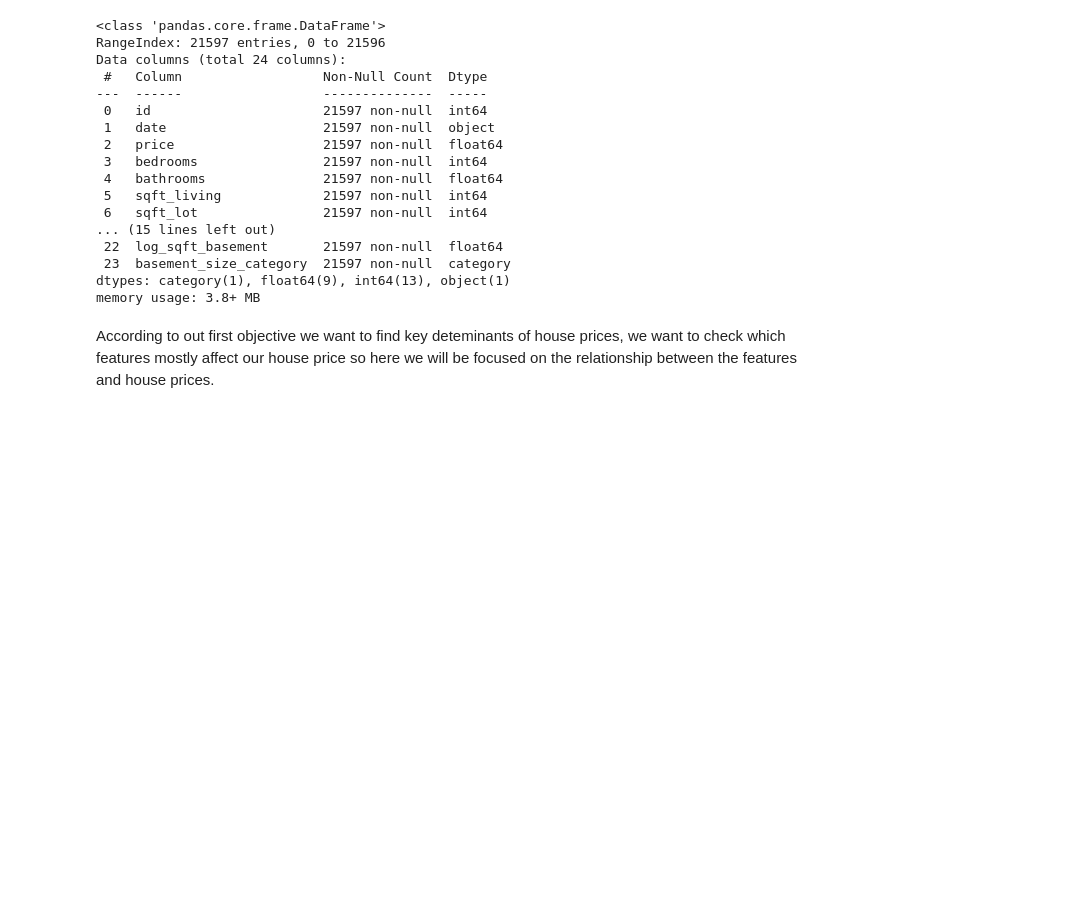
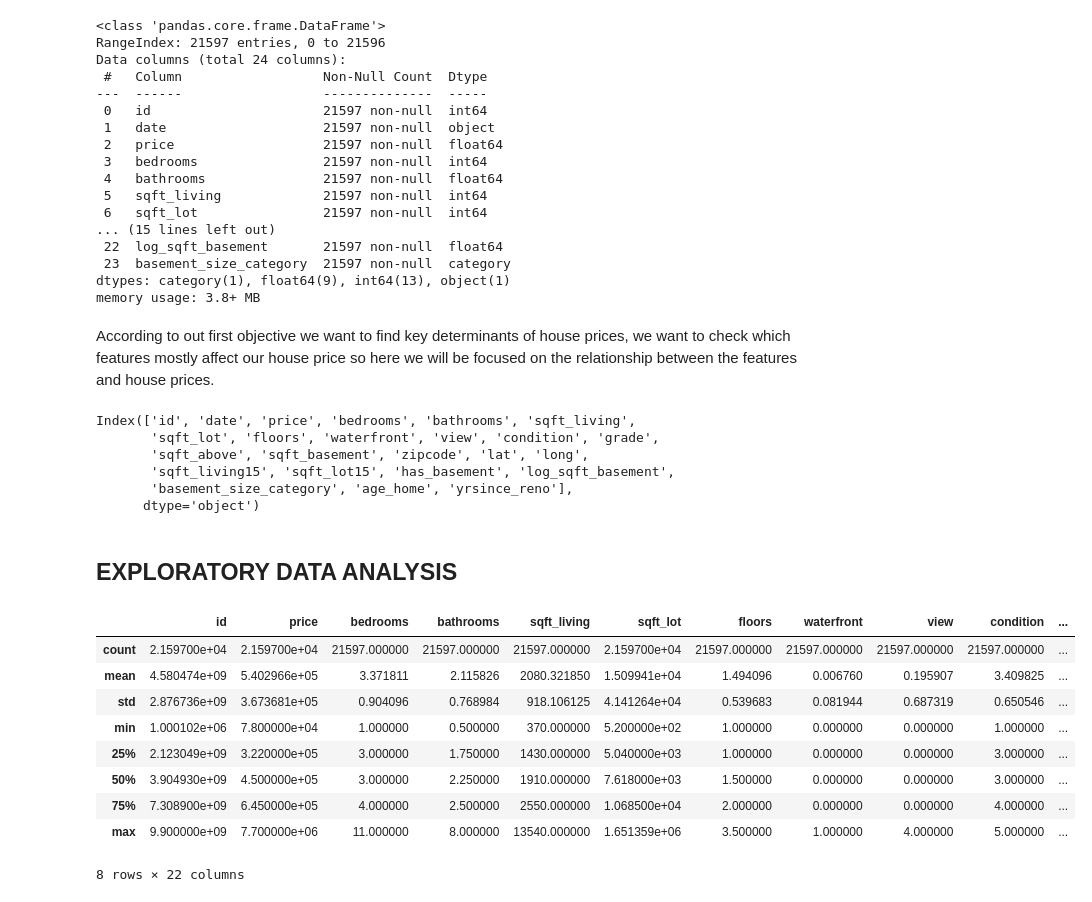
Before and after one commit to Bennie-Kibet/Phase-2-project, a Jupyter notebook: Work/Victor2.ipynb, the cells around one changed output. Cells and saved outputs as stored; diff of their text form; code cells hidden in the pictures; blank space fills up the shorter version.

```diff
--- a/Work/Victor2.ipynb
+++ b/Work/Victor2.ipynb
@@ -411,4 +420,28 @@ Data columns (total 24 columns):
 dtypes: category(1), float64(9), int64(13), object(1)
 memory usage: 3.8+ MB
 # %% [markdown]
-According to out first objective we want to find key deteminants of house prices, we want to check which features mostly affect our house price so here we will be focused on the relationship between the features and house prices.
+According to out first objective we want to find key determinants of house prices, we want to check which features mostly affect our house price so here we will be focused on the relationship between the features and house prices.
+# %%
+df.columns
+# %% [output]
+Index(['id', 'date', 'price', 'bedrooms', 'bathrooms', 'sqft_living',
+       'sqft_lot', 'floors', 'waterfront', 'view', 'condition', 'grade',
+       'sqft_above', 'sqft_basement', 'zipcode', 'lat', 'long',
+       'sqft_living15', 'sqft_lot15', 'has_basement', 'log_sqft_basement',
+       'basement_size_category', 'age_home', 'yrsince_reno'],
+      dtype='object')
+# %% [markdown]
+## EXPLORATORY DATA ANALYSIS
+# %%
+df.describe()
+# %% [output]
+|  | id | price | bedrooms | bathrooms | sqft_living | sqft_lot | floors | waterfront | view | condition | ... |
+| count | 2.159700e+04 | 2.159700e+04 | 21597.000000 | 21597.000000 | 21597.000000 | 2.159700e+04 | 21597.000000 | 21597.000000 | 21597.000000 | 21597.000000 | ... |
+| mean | 4.580474e+09 | 5.402966e+05 | 3.371811 | 2.115826 | 2080.321850 | 1.509941e+04 | 1.494096 | 0.006760 | 0.195907 | 3.409825 | ... |
+| std | 2.876736e+09 | 3.673681e+05 | 0.904096 | 0.768984 | 918.106125 | 4.141264e+04 | 0.539683 | 0.081944 | 0.687319 | 0.650546 | ... |
+| min | 1.000102e+06 | 7.800000e+04 | 1.000000 | 0.500000 | 370.000000 | 5.200000e+02 | 1.000000 | 0.000000 | 0.000000 | 1.000000 | ... |
+| 25% | 2.123049e+09 | 3.220000e+05 | 3.000000 | 1.750000 | 1430.000000 | 5.040000e+03 | 1.000000 | 0.000000 | 0.000000 | 3.000000 | ... |
+| 50% | 3.904930e+09 | 4.500000e+05 | 3.000000 | 2.250000 | 1910.000000 | 7.618000e+03 | 1.500000 | 0.000000 | 0.000000 | 3.000000 | ... |
+| 75% | 7.308900e+09 | 6.450000e+05 | 4.000000 | 2.500000 | 2550.000000 | 1.068500e+04 | 2.000000 | 0.000000 | 0.000000 | 4.000000 | ... |
+| max | 9.900000e+09 | 7.700000e+06 | 11.000000 | 8.000000 | 13540.000000 | 1.651359e+06 | 3.500000 | 1.000000 | 4.000000 | 5.000000 | ... |
+8 rows × 22 columns
```
Also changed, not shown: parts of 5 cells of this notebook.
